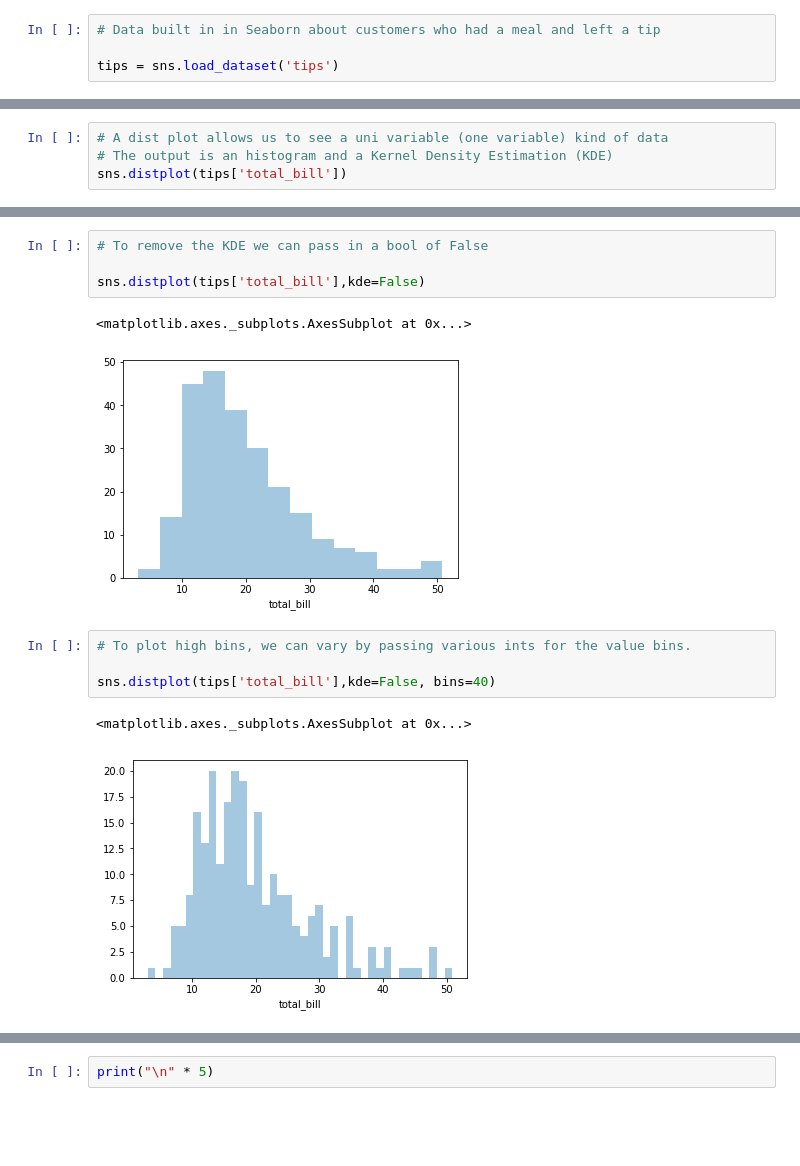
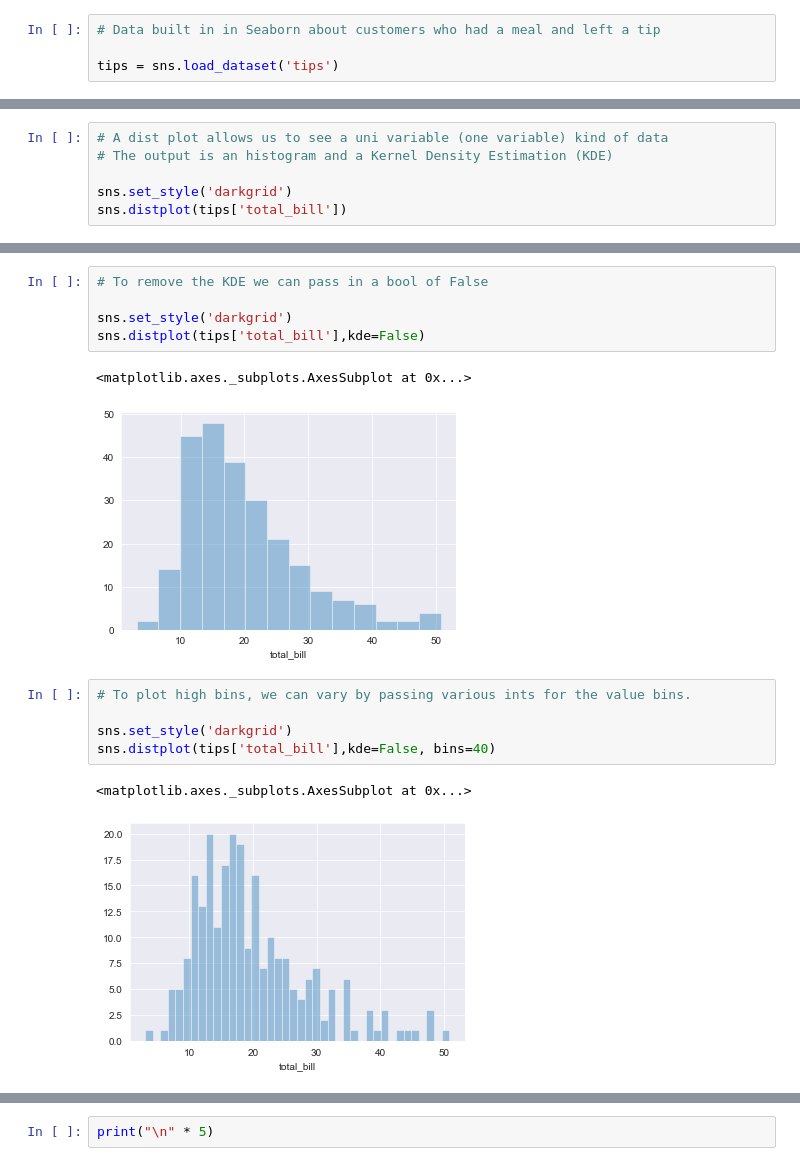
Before and after one commit to appwebtech/Data-Science, a Jupyter notebook: 5_data_visualization_seaborn/Seaborn Data Visualization.ipynb, the cells around one changed output, grey strips where cells are left out. Cells and saved outputs as stored; diff of their text form; blank space fills up the shorter version.

Commit message:
Seaborn ~ Apply dark grid in plots

```diff
--- a/5_data_visualization_seaborn/Seaborn Data Visualization.ipynb
+++ b/5_data_visualization_seaborn/Seaborn Data Visualization.ipynb
@@ -36,6 +37,8 @@ tips.head()
 # %%
 # A dist plot allows us to see a uni variable (one variable) kind of data
 # The output is an histogram and a Kernel Density Estimation (KDE)
+
+sns.set_style('darkgrid')
 sns.distplot(tips['total_bill'])
 # %% [output]
 <matplotlib.axes._subplots.AxesSubplot at 0x...>
@@ -43,17 +46,19 @@ sns.distplot(tips['total_bill'])
 # %%
 # To remove the KDE we can pass in a bool of False
 
+sns.set_style('darkgrid')
 sns.distplot(tips['total_bill'],kde=False)
 # %% [output]
 <matplotlib.axes._subplots.AxesSubplot at 0x...>
-[figure, old version]
+[figure, new version]
 # %%
 # To plot high bins, we can vary by passing various ints for the value bins.
 
+sns.set_style('darkgrid')
 sns.distplot(tips['total_bill'],kde=False, bins=40)
 # %% [output]
 <matplotlib.axes._subplots.AxesSubplot at 0x...>
-[figure, old version]
+[figure, new version]
 # %%
 # Comparing 'total_bill' and 'tip'
 # We get 2 distribution plots and in btwn there is a scatter plot.
```
Also changed, not shown: parts of 14 cells of this notebook, 5 other files.
